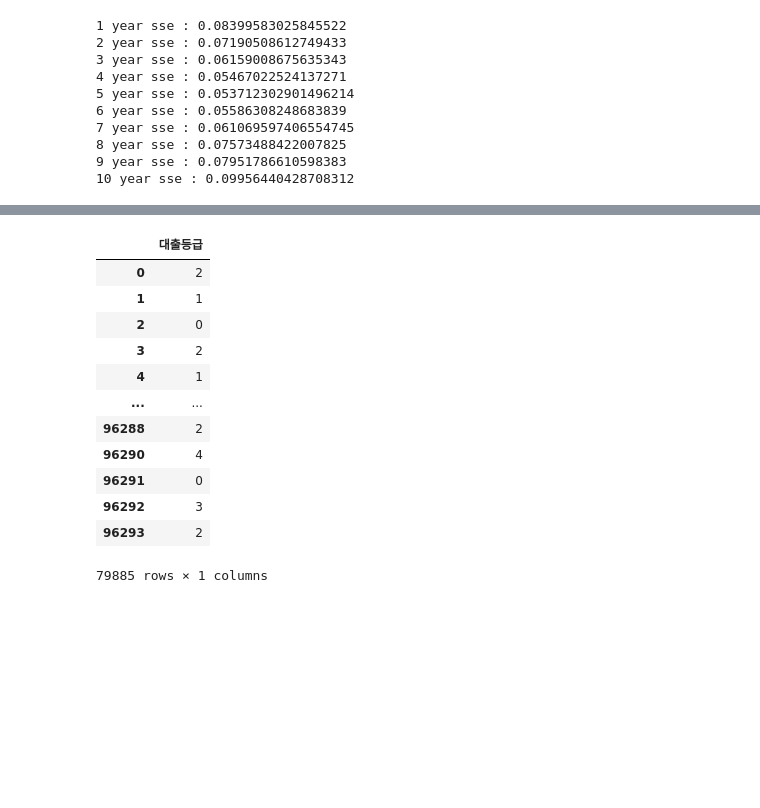
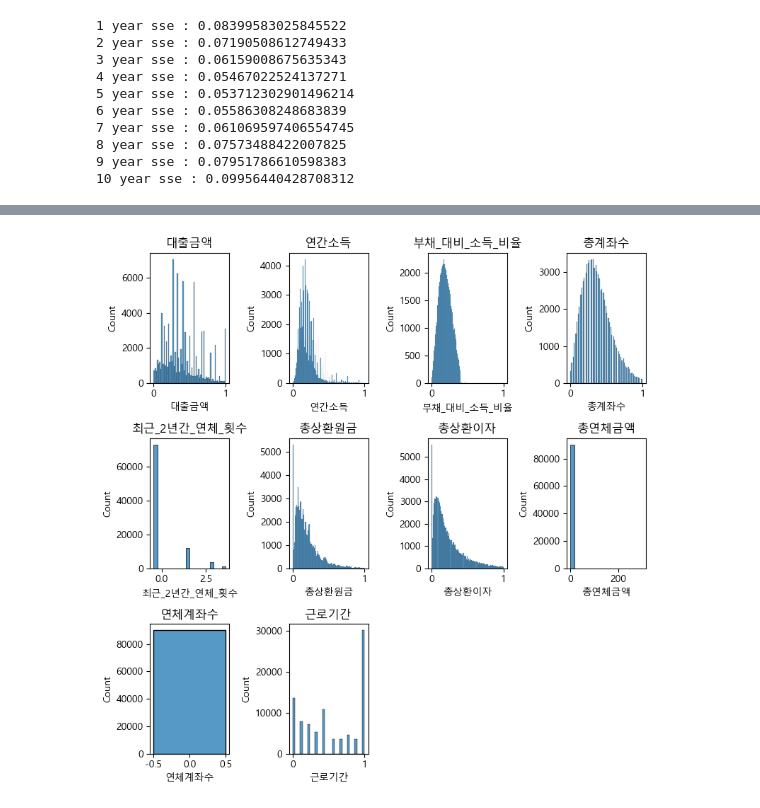
Before and after one commit to persuade39/project, a Jupyter notebook: EDA_preprocessing copy.ipynb, the cells around one changed output, grey strips where cells are left out. Saved outputs shown, nothing was run; the diff lists cells and outputs as text; code cells hidden in the pictures; blank space fills up the shorter version.

```diff
--- a/EDA_preprocessing copy.ipynb
+++ b/EDA_preprocessing copy.ipynb
@@ -518,2 +189,2 @@ Name: 대출목적, dtype: float64
 # %%
-df.info()
+df = df_simple
@@ -547,23 +199,0 @@ print(X.shape, y.shape)
-# %%
-from sklearn.preprocessing import LabelEncoder
-
-le = LabelEncoder()
-le.fit(y['대출등급'])
-
-
-y['대출등급'] = le.transform(y['대출등급'])
-y
-# %% [output]
-|  | 대출등급 |
-| 0 | 2 |
-| 1 | 1 |
-| 2 | 0 |
-| 3 | 2 |
-| 4 | 1 |
-| ... | ... |
-| 96288 | 2 |
-| 96290 | 4 |
-| 96291 | 0 |
-| 96292 | 3 |
-| 96293 | 2 |
-79885 rows × 1 columns
@@ -587,3 +214,7 @@ def numeric_scaler(X):
     return X
 
 X = numeric_scaler(X)
+# %%
+get_3_hist(X, numeric_col)
+# %% [output]
+[figure, added]
```
Also changed, not shown: parts of 97 cells of this notebook, 1 other file.
